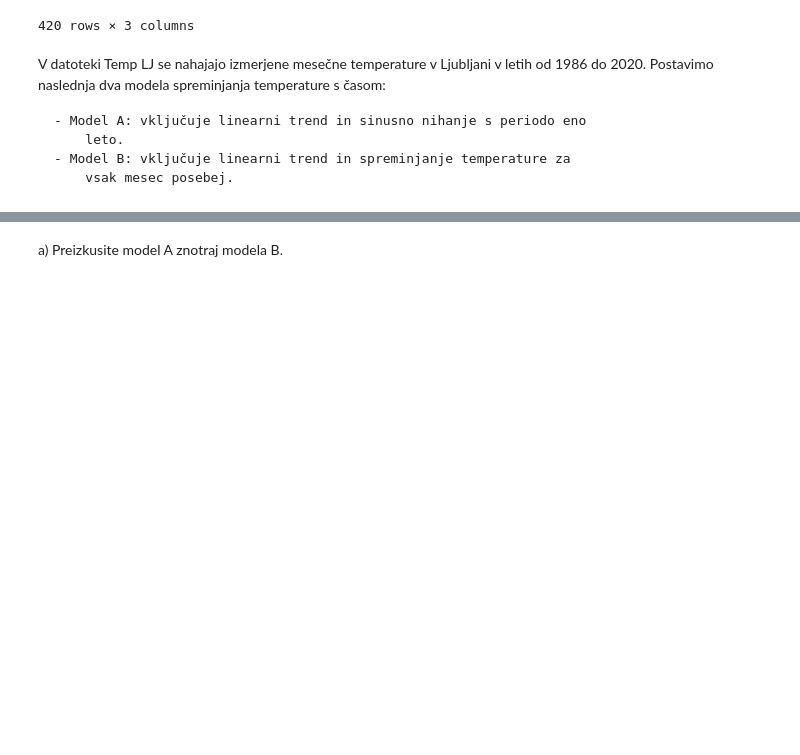
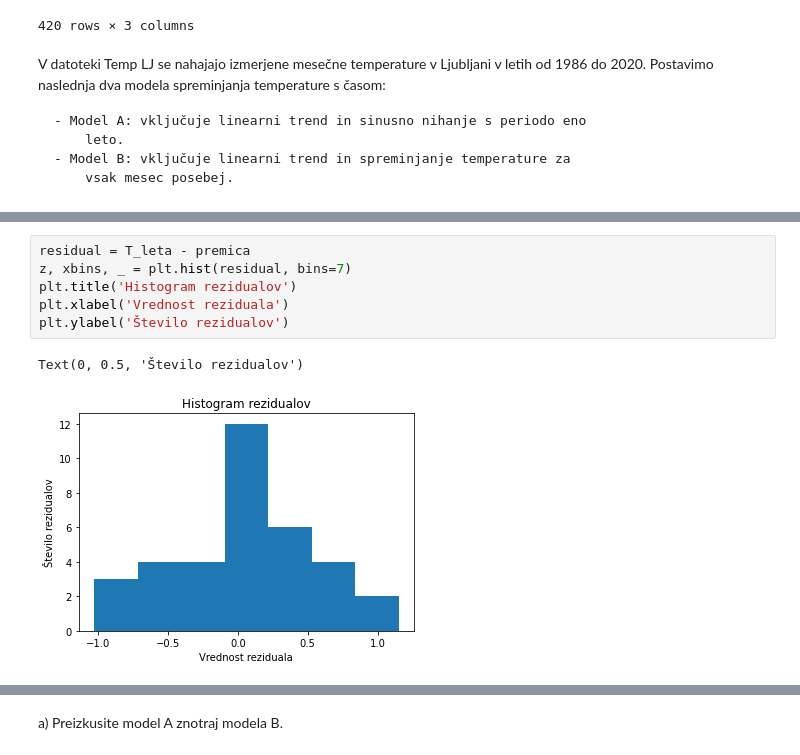
Before and after one commit to DejanPeric058/Seminarska-naloga-pri-Statistiki, a Jupyter notebook: 3. naloga.ipynb, the cells around one changed output, grey strips where cells are left out. Drawn from its saved outputs; the diff is of its cells as text; blank space fills up the shorter version.

```diff
--- a/3. naloga.ipynb
+++ b/3. naloga.ipynb
@@ -68,0 +88,9 @@ result
+# %%
+residual = T_leta - premica
+z, xbins, _ = plt.hist(residual, bins=7)
+plt.title('Histogram rezidualov')
+plt.xlabel('Vrednost reziduala')
+plt.ylabel('Število rezidualov')
+# %% [output]
+Text(0, 0.5, 'Število rezidualov')
+[figure, added]
```
Also changed, not shown: parts of 18 cells of this notebook.
